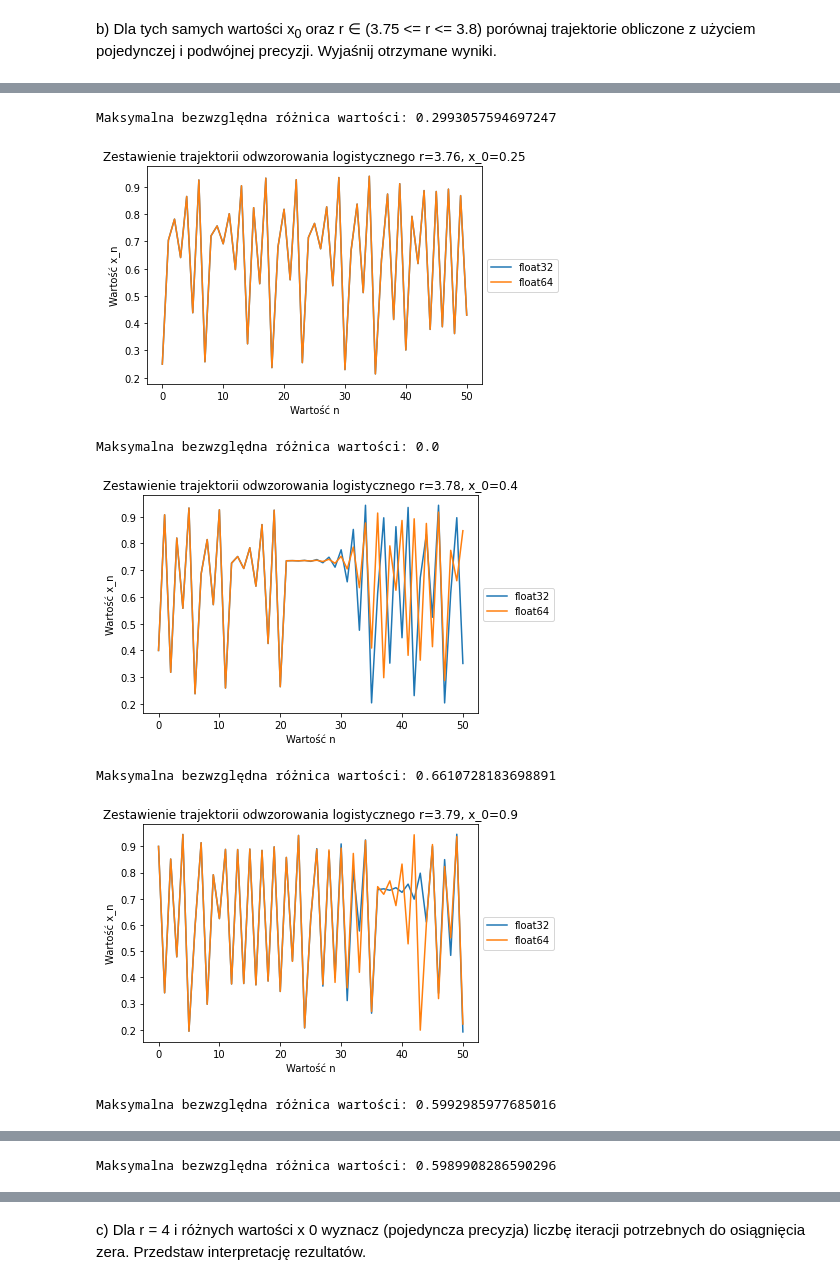
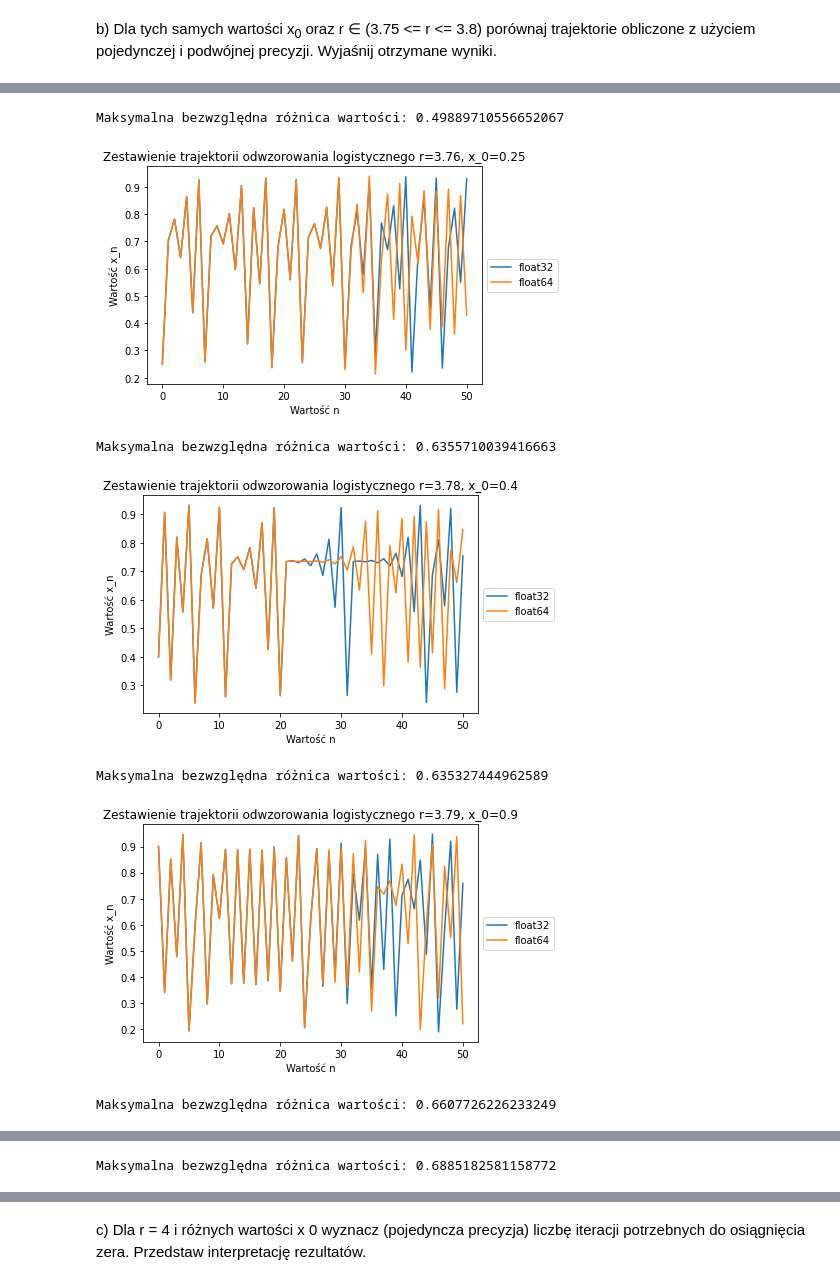
Before and after one commit to proman3419/AGH-WIET-INF-MOwNiT-2022, a Jupyter notebook: 1/1.ipynb, the cells around one changed output, grey strips where cells are left out. Drawn from its saved outputs; the diff is of its cells as text; code cells hidden in the pictures.

```diff
--- a/1/1.ipynb
+++ b/1/1.ipynb
@@ -288,14 +288,14 @@ $$ r > 0 $$
 Zbadaj zbieżność procesu iteracyjnego określonego tym
 równaniem w zależności od wartości parametru r oraz x<sub>0</sub>.
 # %%
-def logistic_map(r, x_n):
-    return r * x_n * (1 - x_n)
+def logistic_map(r, x_n, dtype):
+    return r * x_n * dtype(1 - x_n)
 # %% [markdown]
 a) Dla różnych wartości r (1 <= r <= 4) oraz kilku wybranych wartości x<sub>0</sub> przedstaw
 na wykresie wartości x<sub>n</sub> uzyskane po wielu iteracjach odwzorowania logistycznego
 (diagram bifurkacyjny). Dokonaj interpretacji otrzymanych wyników.
 # %%
-def bifurcation_diagram(rs, x_0, n_skip, n_plot):
+def bifurcation_diagram(rs, x_0, n_skip, n_plot, dtype):
     R = [0] * n_plot
     X = [0] * n_plot
     for r in rs:
@@ -304,7 +304,7 @@ def bifurcation_diagram(rs, x_0, n_skip, n_plot):
             if i >= n_skip:
                 R[i-n_skip] = r
                 X[i-n_skip] = x
-            x = logistic_map(r, x)
+            x = logistic_map(r, x, dtype)
         plt.plot(R, X, marker='*', markersize=1, ls='', color='royalblue')
 
     plt.xlabel('Wartość r')
@@ -316,7 +316,7 @@ rs = np.linspace(1, 4, 10**3, dtype=np.float32)
 x_0s = np.linspace(0, 1, 5, dtype=np.float32)[1:-1] # [1:-1] ponieważ x_0 ∈ (0, 1), odrzucamy oba końce
 
 for x_0 in x_0s:
-    bifurcation_diagram(rs, x_0, 125, 25)
+    bifurcation_diagram(rs, x_0, 125, 25, np.float32)
 # %% [output]
 [figure]
 [figure]
@@ -332,16 +332,16 @@ b) Dla tych samych wartości x<sub>0</sub> oraz r ∈ (3.75 <= r <= 3.8) porówn
 z użyciem pojedynczej i podwójnej precyzji. Wyjaśnij otrzymane wyniki.
 # %%
 def trajectories_graph(r, x_0, n):
-    x_0_float32 = np.float32(x_0); x_0_float64 = np.float64(x_0)
-    x_ns_float32 = [x_0_float32]; x_ns_float64 = [x_0_float64]
-    max_abs_diff = get_absolute_error(x_0_float32, x_0_float64)
+    x_float32 = np.float32(x_0); x_float64 = np.float64(x_0)
+    x_ns_float32 = [x_float32]; x_ns_float64 = [x_float64]
+    max_abs_diff = get_absolute_error(x_float32, x_float64)
 
     for i in range(n):
-        x_0_float32 = logistic_map(r, x_0_float32)
-        x_0_float64 = logistic_map(r, x_0_float64)
-        x_ns_float32.append(x_0_float32)
-        x_ns_float64.append(x_0_float64)
-        max_abs_diff = max(max_abs_diff, get_absolute_error(x_0_float32, x_0_float64))
+        x_float32 = logistic_map(r, x_float32, np.float32)
+        x_float64 = logistic_map(r, x_float64, np.float64)
+        x_ns_float32.append(x_float32)
+        x_ns_float64.append(x_float64)
+        max_abs_diff = max(max_abs_diff, get_absolute_error(x_float32, x_float64))
 
     plt.plot(x_ns_float32, label='float32')
     plt.plot(x_ns_float64, label='float64')
@@ -364,7 +364,7 @@ trajectories_graph(3.80, 0.1, n)
-Maksymalna bezwzględna różnica wartości: 0.2993057594697247
+Maksymalna bezwzględna różnica wartości: 0.49889710556652067
-[figure, old version]
+[figure, new version]
-Maksymalna bezwzględna różnica wartości: 0.0
+Maksymalna bezwzględna różnica wartości: 0.6355710039416663
-[figure, old version]
+[figure, new version]
-Maksymalna bezwzględna różnica wartości: 0.6610728183698891
+Maksymalna bezwzględna różnica wartości: 0.635327444962589
-[figure, old version]
+[figure, new version]
-Maksymalna bezwzględna różnica wartości: 0.5992985977685016
+Maksymalna bezwzględna różnica wartości: 0.6607726226233249
@@ -372,3 +372,3 @@ Maksymalna bezwzględna różnica wartości: 0.5992985977685016
-Maksymalna bezwzględna różnica wartości: 0.5989908286590296
+Maksymalna bezwzględna różnica wartości: 0.6885182581158772
 # %% [markdown]
 Obserwacje:
```
Also changed, not shown: parts of 13 cells of this notebook, 3 other files.
